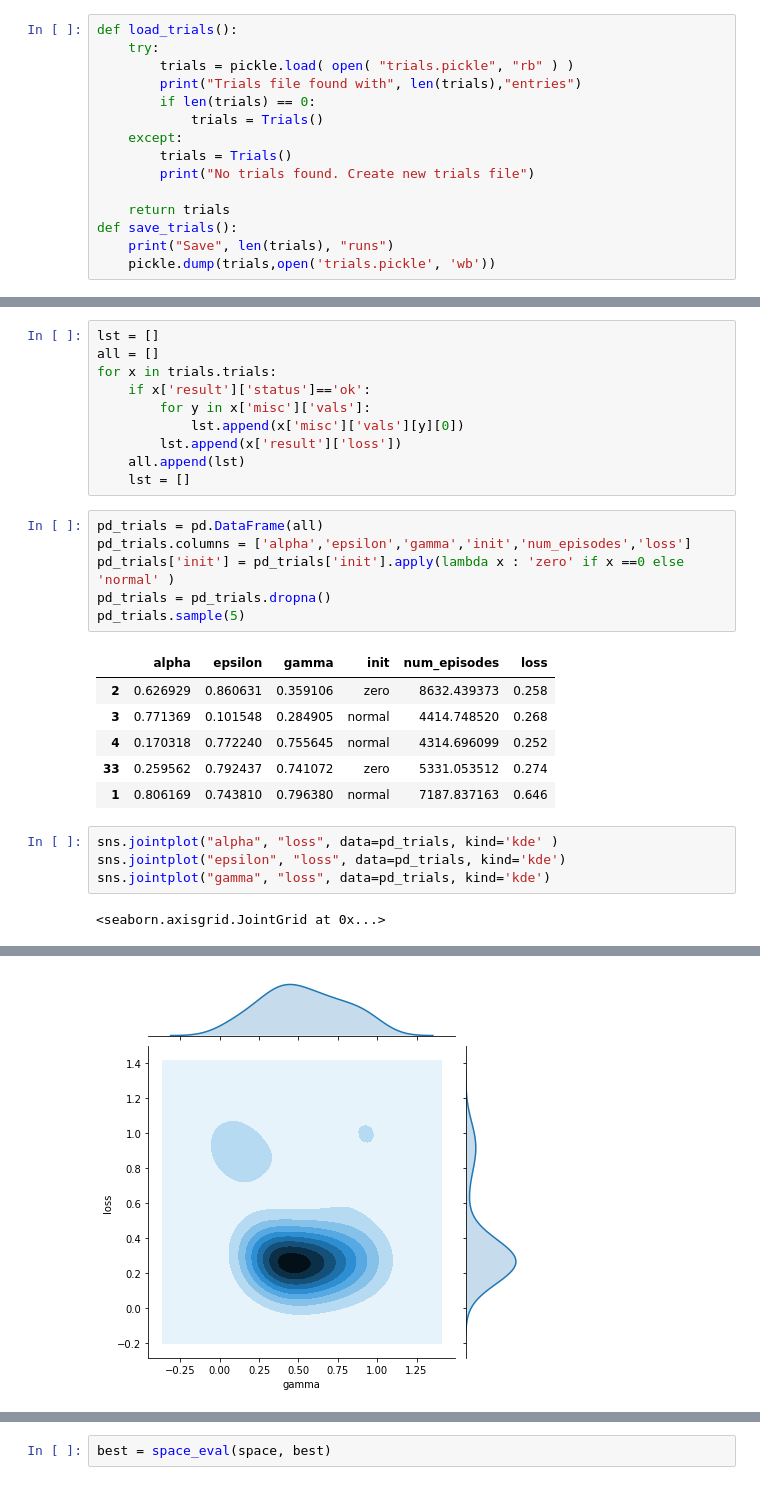
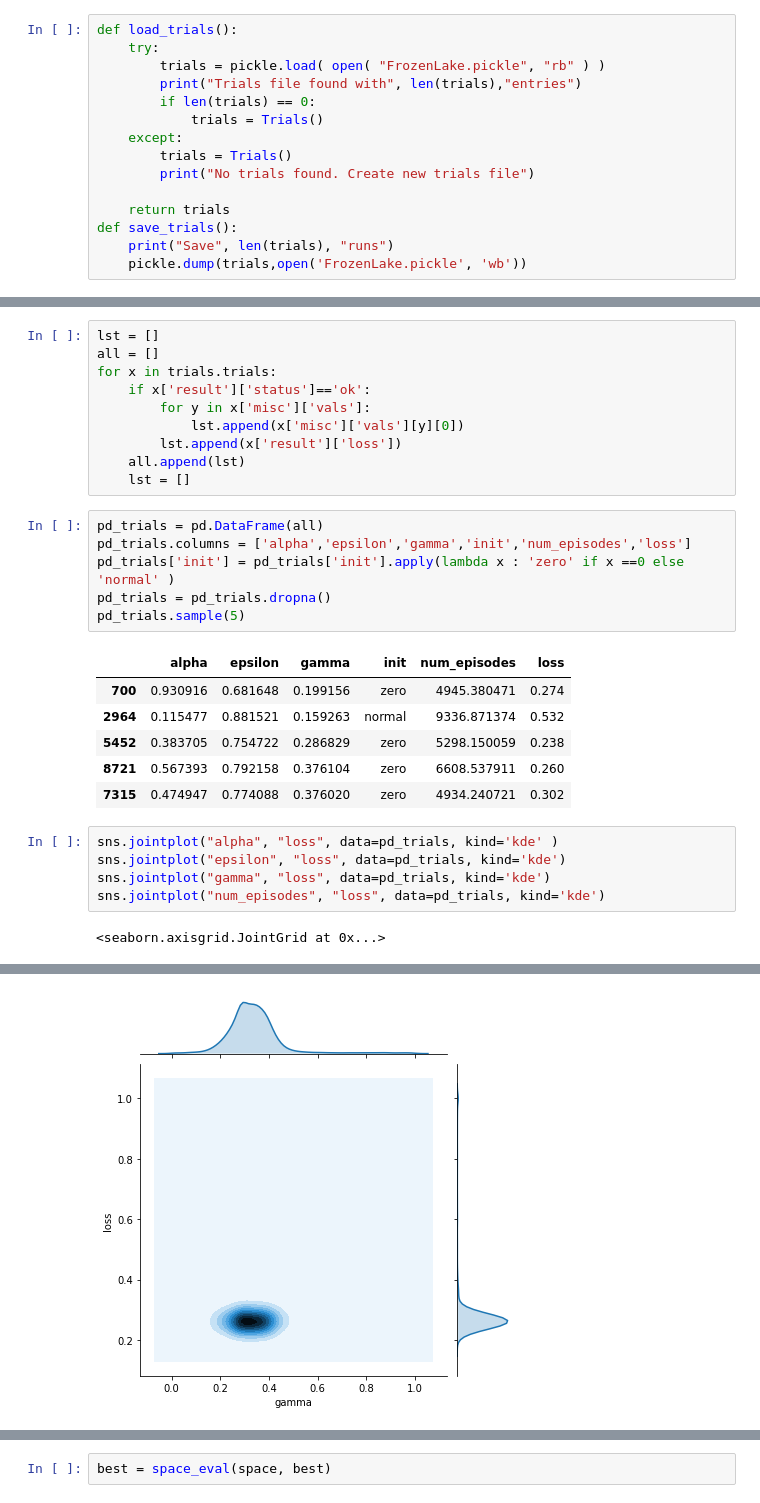
Before and after one commit to markste-in/RLHyperopt, a Jupyter notebook: RL FrozenLake - Q Learning with Hyperopt.ipynb, the cells around one changed output, grey strips where cells are left out. Drawn from its saved outputs; the diff is of its cells as text.

Commit message:
8x8 and a lot pre-calculated trials

```diff
--- a/RL FrozenLake - Q Learning with Hyperopt.ipynb
+++ b/RL FrozenLake - Q Learning with Hyperopt.ipynb
@@ -203,7 +201,7 @@ mix_algo = partial(mix.suggest, p_suggest=[
 # %%
 def load_trials():
     try:
-        trials = pickle.load( open( "trials.pickle", "rb" ) )
+        trials = pickle.load( open( "FrozenLake.pickle", "rb" ) )
         print("Trials file found with", len(trials),"entries")
         if len(trials) == 0:
             trials = Trials()
@@ -214,7 +212,7 @@ def load_trials():
     return trials
 def save_trials():
     print("Save", len(trials), "runs")
-    pickle.dump(trials,open('trials.pickle', 'wb'))
+    pickle.dump(trials,open('FrozenLake.pickle', 'wb'))
 # %%
 #Sample
 #import hyperopt
@@ -270,14 +268,15 @@ pd_trials = pd_trials.dropna()
 pd_trials.sample(5)
 # %% [output]
 |  | alpha | epsilon | gamma | init | num_episodes | loss |
-| 2 | 0.626929 | 0.860631 | 0.359106 | zero | 8632.439373 | 0.258 |
-| 3 | 0.771369 | 0.101548 | 0.284905 | normal | 4414.748520 | 0.268 |
-| 4 | 0.170318 | 0.772240 | 0.755645 | normal | 4314.696099 | 0.252 |
-| 33 | 0.259562 | 0.792437 | 0.741072 | zero | 5331.053512 | 0.274 |
-| 1 | 0.806169 | 0.743810 | 0.796380 | normal | 7187.837163 | 0.646 |
+| 700 | 0.930916 | 0.681648 | 0.199156 | zero | 4945.380471 | 0.274 |
+| 2964 | 0.115477 | 0.881521 | 0.159263 | normal | 9336.871374 | 0.532 |
+| 5452 | 0.383705 | 0.754722 | 0.286829 | zero | 5298.150059 | 0.238 |
+| 8721 | 0.567393 | 0.792158 | 0.376104 | zero | 6608.537911 | 0.260 |
+| 7315 | 0.474947 | 0.774088 | 0.376020 | zero | 4934.240721 | 0.302 |
 # %%
 sns.jointplot("alpha", "loss", data=pd_trials, kind='kde' )
 sns.jointplot("epsilon", "loss", data=pd_trials, kind='kde')
 sns.jointplot("gamma", "loss", data=pd_trials, kind='kde')
+sns.jointplot("num_episodes", "loss", data=pd_trials, kind='kde')
 # %% [output]
 <seaborn.axisgrid.JointGrid at 0x...>
@@ -286 +285 @@ sns.jointplot("gamma", "loss", data=pd_trials, kind='kde')
-[figure, old version]
+[figure, new version]
```
Also changed, not shown: parts of 14 cells of this notebook, 5 other files.
